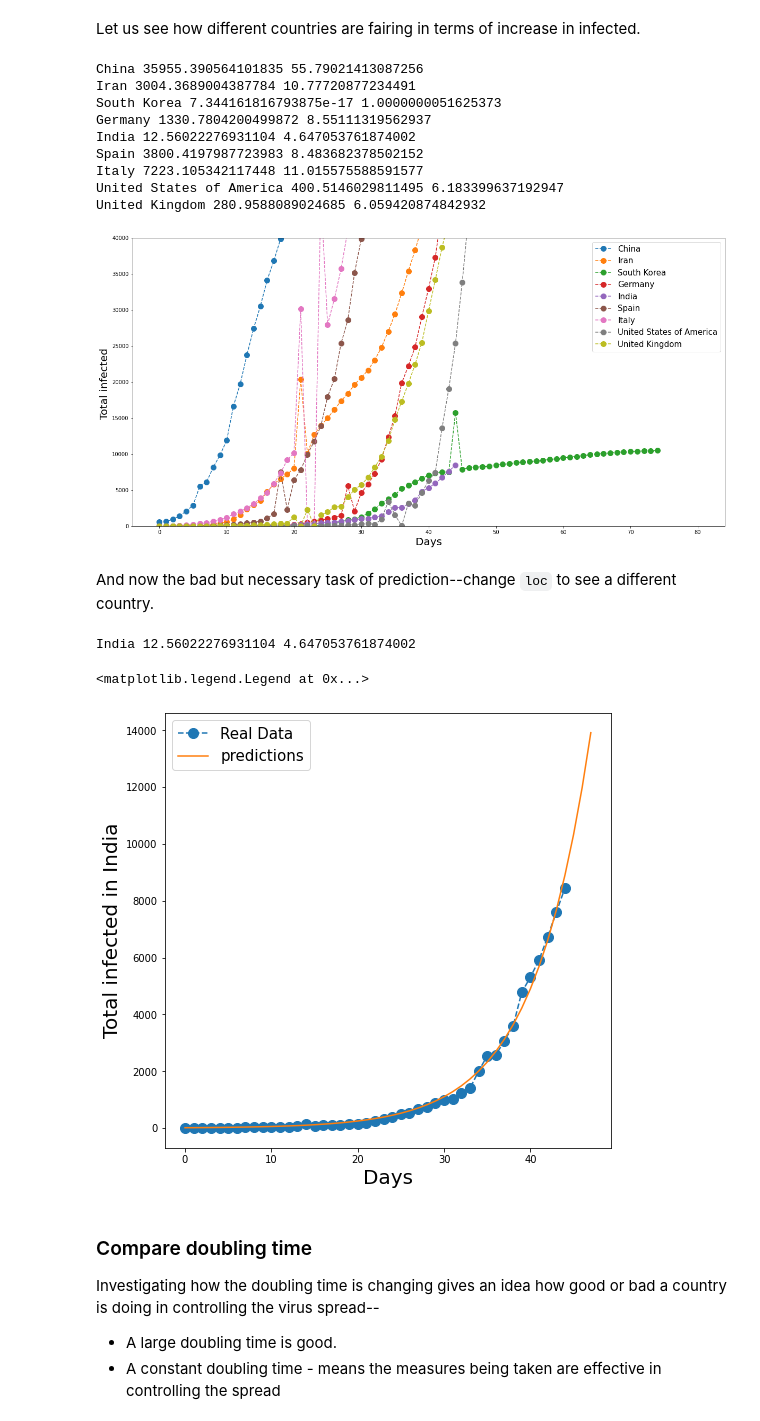
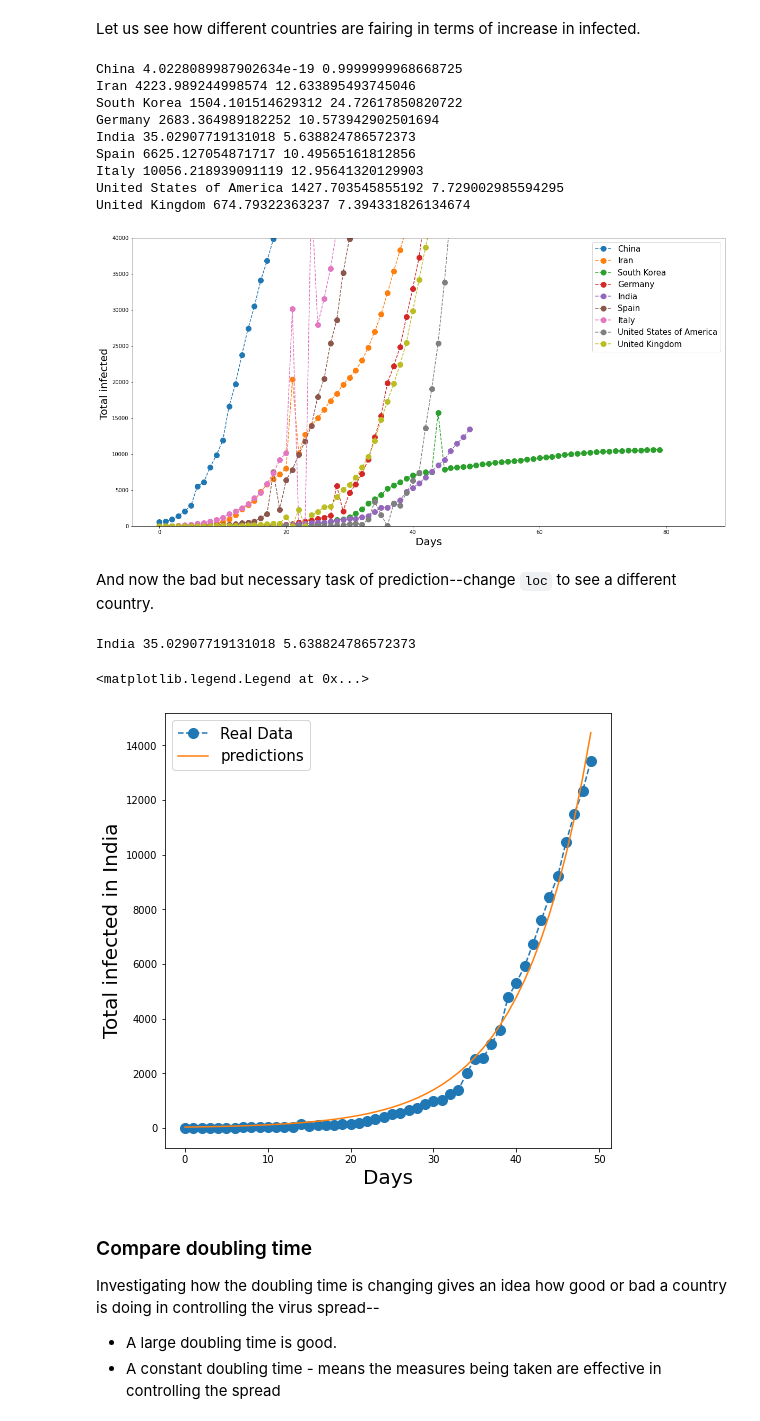
Before and after one commit to amita-kapoor/COVID-2020, a Jupyter notebook: Prediction_Covid_19_WorldWide.ipynb, the cells around one changed output. Drawn from its saved outputs; the diff is of its cells as text; code cells hidden in the pictures.

```diff
--- a/Prediction_Covid_19_WorldWide.ipynb
+++ b/Prediction_Covid_19_WorldWide.ipynb
@@ -44,7 +44,7 @@ def daterange(date1, date2):
         yield date1 + timedelta(n)
 
 start_dt = date(2020, 1, 22)
-end_dt = date(2020, 4, 11)
+end_dt = date(2020, 4, 16)
 dates = []
 for dt in daterange(start_dt, end_dt):
     dates.append(dt.strftime("%m-%d-%Y"))
@@ -304,42 +311,42 @@ for loc in range(len(Countries)):
   #plt.plot(predictions, label='predictions')
   ax1.legend(fontsize=15)
 # %% [output]
-China 35955.390564101835 55.79021413087256
-Iran 3004.3689004387784 10.77720877234491
-South Korea 7.344161816793875e-17 1.0000000051625373
-Germany 1330.7804200499872 8.55111319562937
-India 12.56022276931104 4.647053761874002
-Spain 3800.4197987723983 8.483682378502152
-Italy 7223.105342117448 11.015575588591577
-United States of America 400.5146029811495 6.183399637192947
-United Kingdom 280.9588089024685 6.059420874842932
+China 4.0228089987902634e-19 0.9999999968668725
+Iran 4223.989244998574 12.633895493745046
+South Korea 1504.101514629312 24.72617850820722
+Germany 2683.364989182252 10.573942902501694
+India 35.02907719131018 5.638824786572373
+Spain 6625.127054871717 10.49565161812856
+Italy 10056.218939091119 12.95641320129903
+United States of America 1427.703545855192 7.729002985594295
+United Kingdom 674.79322363237 7.394331826134674
-[figure, old version]
+[figure, new version]
 # %% [markdown]
 And now the bad but necessary task of prediction--change `loc` to see a different country.
 # %%
 loc = 4
 Country = df_summary.loc[loc].Country
 df_country = df1.loc[Country]
 df_country.reset_index(inplace=True)
 orig = df_country['Confirmed'].tolist()
 coeff1, coeff2 = df_summary.loc[loc].First_Coeff, df_summary.loc[loc].Doubling_time_in_days
 print(Country, coeff1, coeff2)
 predictions = []
-for i in range(48):
+for i in range(50):
   yfit = coeff1*2**(i/coeff2)
   predictions.append(yfit)
 
 fig,(ax1) = plt.subplots(nrows=1,ncols=1,figsize=(8,8))
 ax1.set_ylabel('Total infected in '+Country,fontsize=20)
 ax1.set_xlabel('Days',fontsize=20)
 ax1.plot(orig,'--o',ms=10,label='Real Data')
 #ax1.plot(yfit,'-',label=f'Exponential fit')
 plt.plot(predictions, label='predictions')
 ax1.legend(fontsize=15)
 # %% [output]
-India 12.56022276931104 4.647053761874002
+India 35.02907719131018 5.638824786572373
 <matplotlib.legend.Legend at 0x...>
-[figure, old version]
+[figure, new version]
 # %% [markdown]
 ### Compare doubling time
 
```
Also changed, not shown: parts of 20 cells of this notebook.
